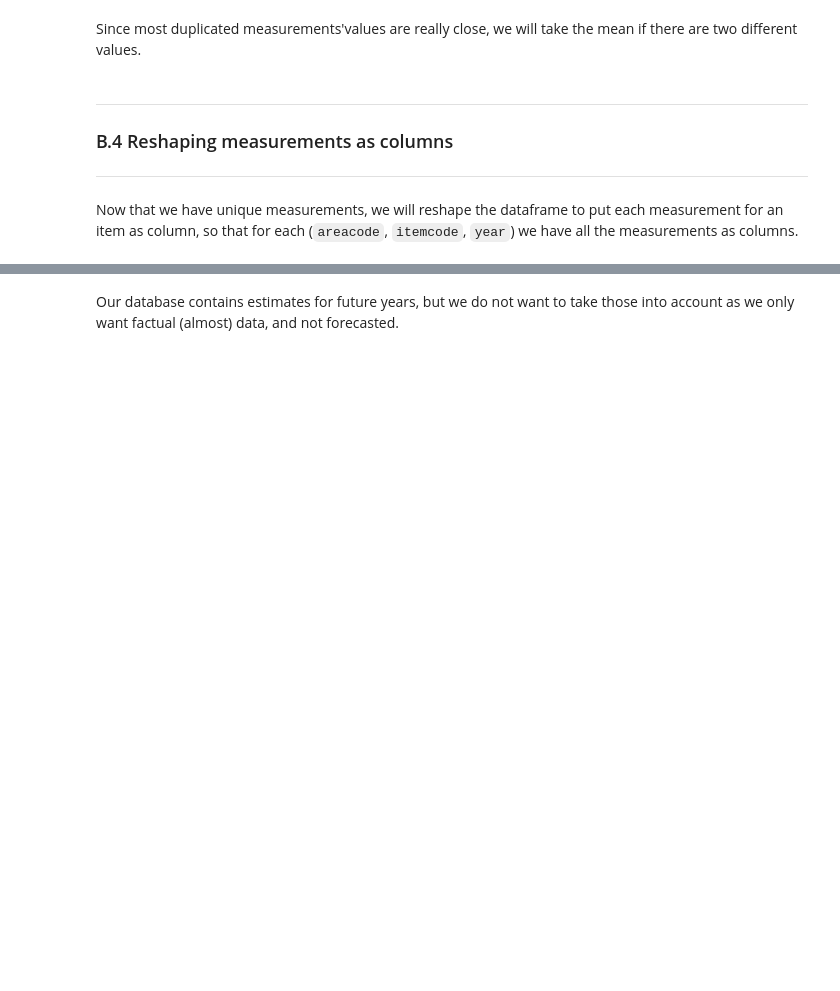
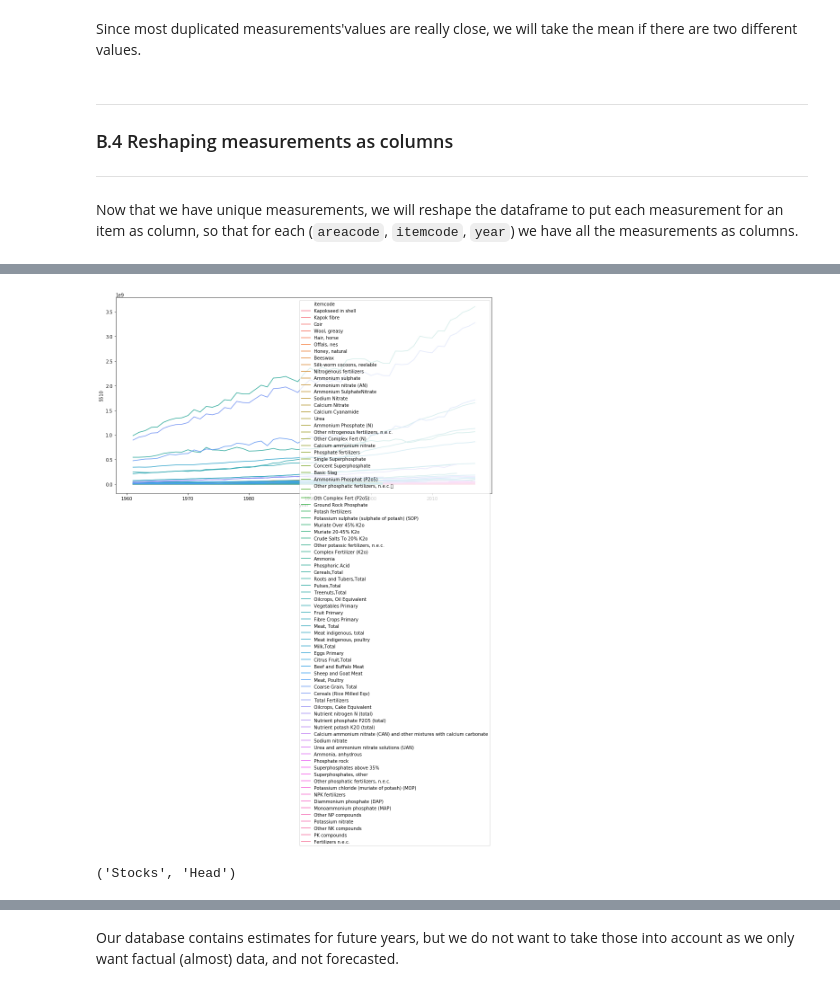
Before and after one commit to ChatPerche/ADA_Project, a Jupyter notebook: Milestone_2.ipynb, the cells around one changed output, grey strips where cells are left out. Cells and saved outputs as stored; diff of their text form; code cells hidden in the pictures; blank space fills up the shorter version.

```diff
--- a/Milestone_2.ipynb
+++ b/Milestone_2.ipynb
@@ -16,6 +16,6 @@ import numpy as np
 %load_ext autoreload
 %autoreload 2
 # %%
-csv_files = [x for x in glob('data/**/*.csv') if 'item_groups' not in x]
+csv_files = [x for x in glob('data/**/*.csv') if 'item_groups' not in x and 'population' not in x]
 len(csv_files)
 # %% [output]
@@ -652,0 +670,2 @@ Now that the data has been reshaped, we will start studying the different time s
+# %%
+stocks_head_world = reshaped_df[['areacode', 'itemcode', 'year', 5322]].dropna().groupby(['itemcode', 'year']).sum().reset_index()
@@ -652,0 +685,16 @@ Now that the data has been reshaped, we will start studying the different time s
+# %%
+for k, v in dict(item_groups[['itemgroupcode', 'itemgroup']].drop_duplicates().values).items():
+    if k not in item_mapping:
+        item_mapping[k] = v
+# %%
+stocks_head_world['itemcode'] = stocks_head_world['itemcode'].apply(lambda x: item_mapping[x])
+# %%
+import seaborn as sns
+fig, ax = plt.subplots(figsize=(15, 8))
+g = sns.lineplot(x='year', y=stocks_head_world[5510], hue='itemcode', data=stocks_head_world, ax=ax)
+# %% [output]
+[figure, added]
+# %%
+element_mapping[5111]
+# %% [output]
+('Stocks', 'Head')
```
Also changed, not shown: parts of 32 cells of this notebook.
